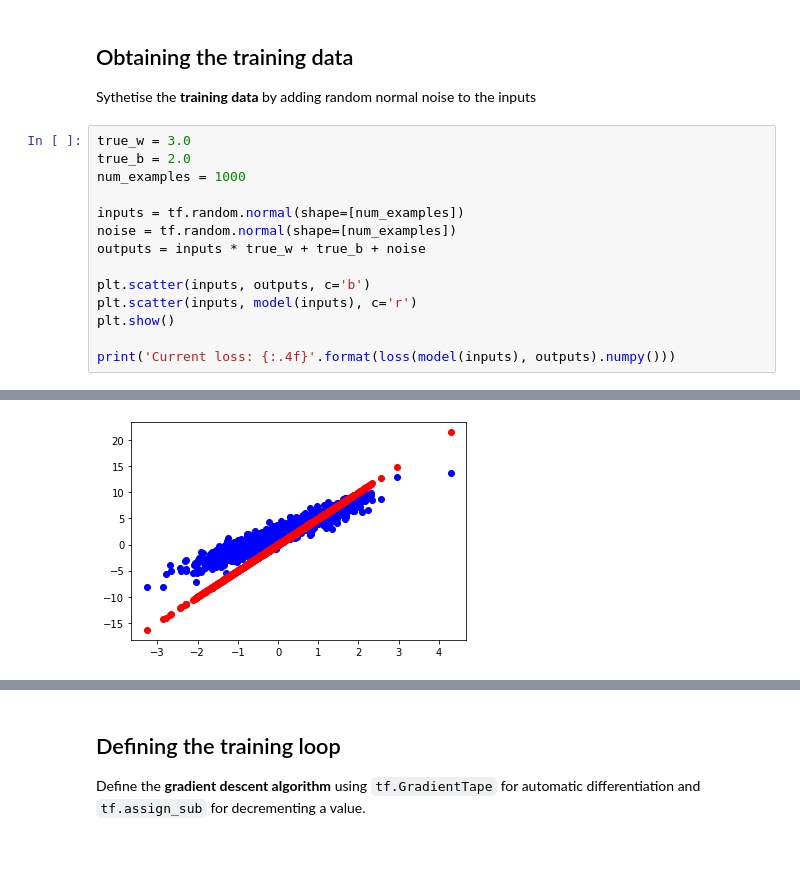
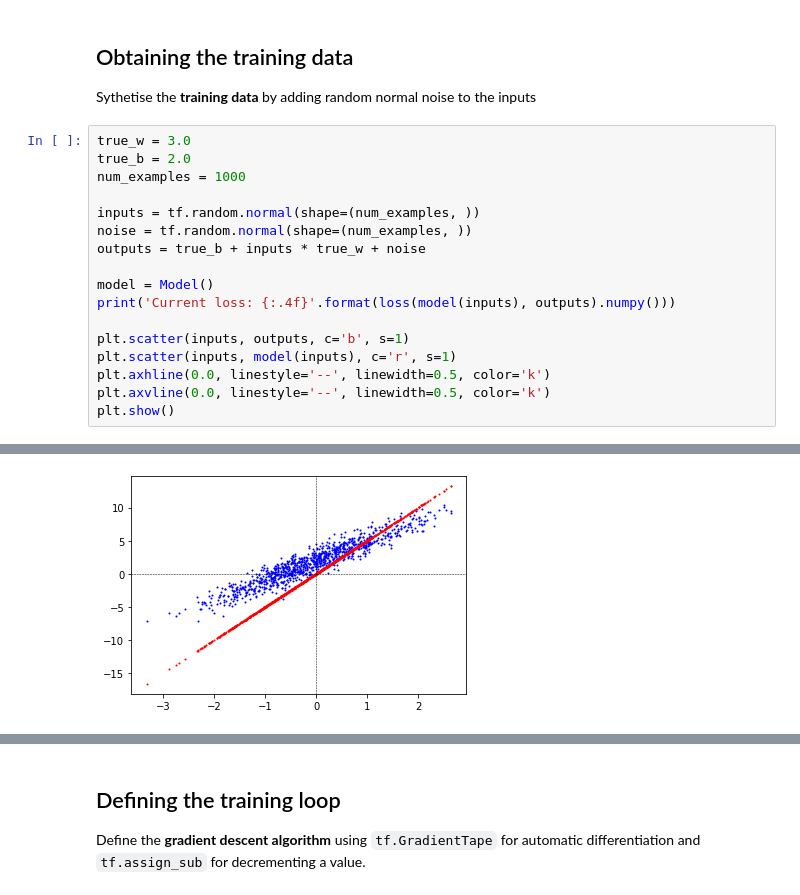
Before and after one commit to nicoloceneda/Python-edu, a Jupyter notebook: TensorFlow_Custom_Training_Basics.ipynb, the cells around one changed output, grey strips where cells are left out. Saved outputs shown, nothing was run; the diff lists cells and outputs as text; blank space fills up the shorter version.

```diff
--- a/TensorFlow_Custom_Training_Basics.ipynb
+++ b/TensorFlow_Custom_Training_Basics.ipynb
@@ -47,13 +43,16 @@ true_w = 3.0
 true_b = 2.0
 num_examples = 1000
 
-inputs = tf.random.normal(shape=[num_examples])
-noise = tf.random.normal(shape=[num_examples])
-outputs = inputs * true_w + true_b + noise
+inputs = tf.random.normal(shape=(num_examples, ))
+noise = tf.random.normal(shape=(num_examples, ))
+outputs = true_b + inputs * true_w + noise
 
-plt.scatter(inputs, outputs, c='b')
-plt.scatter(inputs, model(inputs), c='r')
+model = Model()
+print('Current loss: {:.4f}'.format(loss(model(inputs), outputs).numpy()))
+
+plt.scatter(inputs, outputs, c='b', s=1)
+plt.scatter(inputs, model(inputs), c='r', s=1)
+plt.axhline(0.0, linestyle='--', linewidth=0.5, color='k')
+plt.axvline(0.0, linestyle='--', linewidth=0.5, color='k')
 plt.show()
-
-print('Current loss: {:.4f}'.format(loss(model(inputs), outputs).numpy()))
 # %% [output]
@@ -60 +60 @@ print('Current loss: {:.4f}'.format(loss(model(inputs), outputs).numpy()))
-[figure, old version]
+[figure, new version]
```
Also changed, not shown: parts of 3 cells of this notebook.
